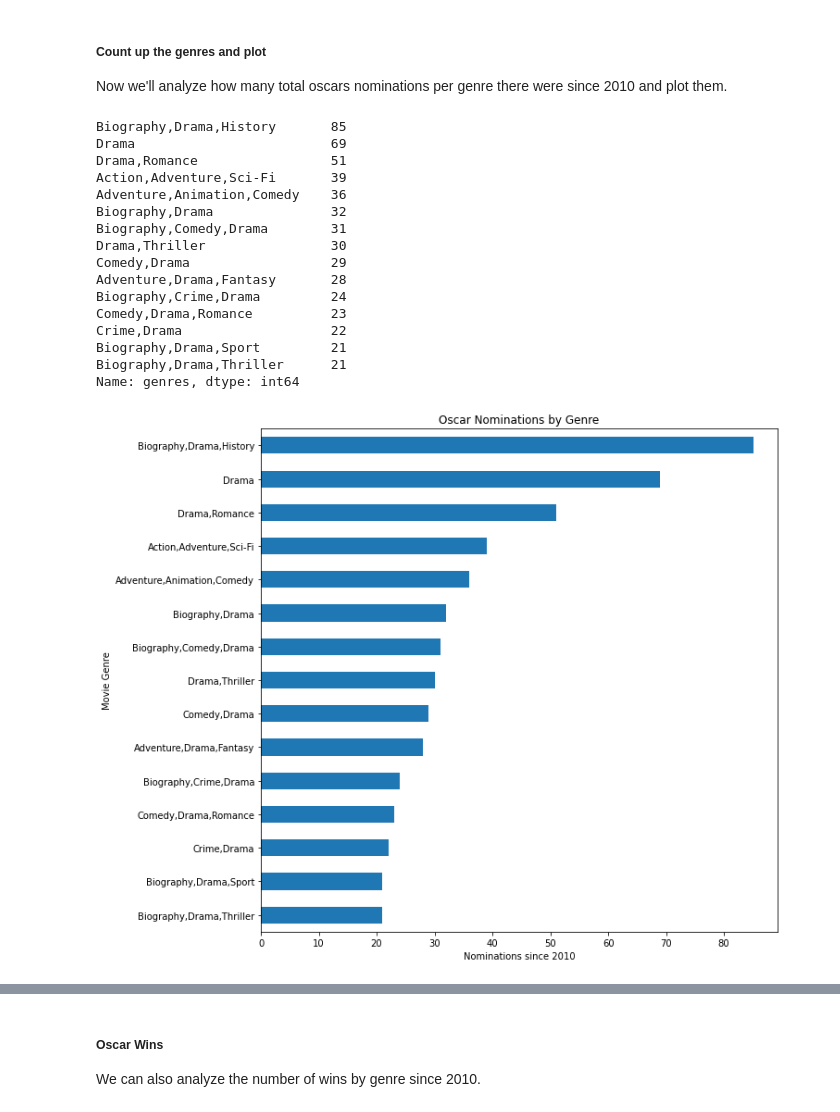
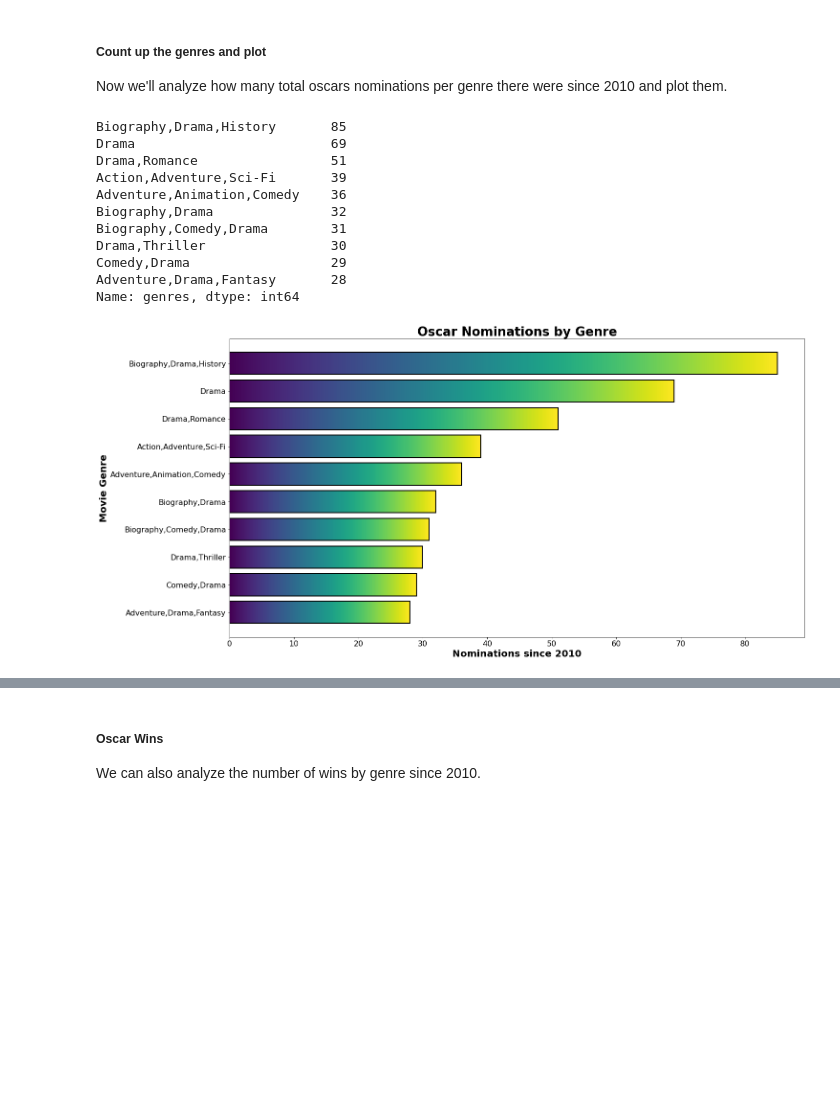
Before and after one commit to ewjohn127/dsc_project_1, a Jupyter notebook: Phase1_Project.ipynb, the cells around one changed output, grey strips where cells are left out. Cells and saved outputs as stored; diff of their text form; code cells hidden in the pictures; blank space fills up the shorter version.

```diff
--- a/Phase1_Project.ipynb
+++ b/Phase1_Project.ipynb
@@ -418,7 +442,7 @@ Oscar_since2010
 ##### Count up the genres and plot
 Now we'll analyze how many total oscars nominations per genre there were since 2010 and plot them.
 # %%
-Oscar_since2010C = Oscar_since2010['genres'].value_counts()[:15]
+Oscar_since2010C = Oscar_since2010['genres'].value_counts()[:10]
 Oscar_since2010C
 # %% [output]
 Biography,Drama,History       85
@@ -431,21 +455,21 @@ Biography,Comedy,Drama        31
 Drama,Thriller                30
 Comedy,Drama                  29
 Adventure,Drama,Fantasy       28
-Biography,Crime,Drama         24
-Comedy,Drama,Romance          23
-Crime,Drama                   22
-Biography,Drama,Sport         21
-Biography,Drama,Thriller      21
 Name: genres, dtype: int64
-# %%
-plt.figure(figsize=[10,10])
-Oscar_since2010C[::-1].plot.barh()
-
-plt.title("Oscar Nominations by Genre")
-plt.xlabel("Nominations since 2010")
-plt.ylabel("Movie Genre")
-
-
-plt.show()
-# %% [output]
-[figure, removed]
+# %%
+fig, axes = plt.subplots()
+
+bar = axes.barh(y=Oscar_since2010C.index[::-1],width=list(Oscar_since2010C)[::-1],linewidth=2,edgecolor='black')
+
+gradientbars(bar)
+fig.set_figheight(10)
+fig.set_figwidth(20)
+fig.tight_layout(pad=4)
+axes.tick_params(axis='both',which='major',labelsize=16)
+axes.set_title('Oscar Nominations by Genre',fontsize=26,fontweight='bold')
+axes.set_xlabel('Nominations since 2010',fontsize=20,fontweight='bold')
+axes.set_ylabel('Movie Genre',fontsize=20,fontweight='bold')
+
+plt.show()
+# %% [output]
+[figure, added]
```
Also changed, not shown: parts of 5 cells of this notebook, 1 other file.
